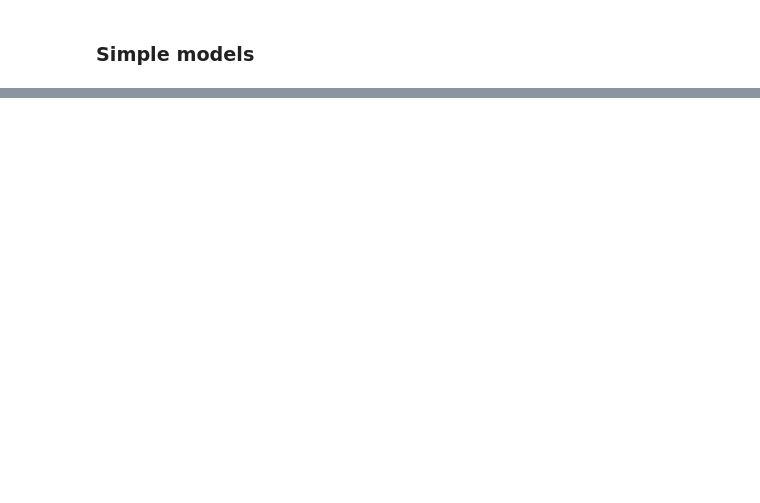
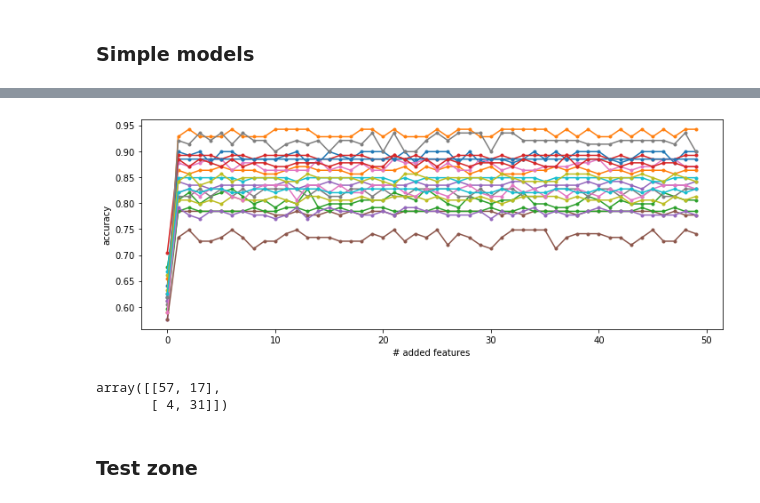
Before and after one commit to demetriomagatti/machine_learning_playground, a Jupyter notebook: heart_failure/predictions.ipynb, the cells around one changed output, grey strips where cells are left out. Cells and saved outputs as stored; diff of their text form; code cells hidden in the pictures; blank space fills up the shorter version.

```diff
--- a/heart_failure/predictions.ipynb
+++ b/heart_failure/predictions.ipynb
@@ -42,0 +156,4 @@ from sklearn import tree
+# %%
+from imblearn.over_sampling import SMOTE
+oversample = SMOTE()
+X_over, y_over = oversample.fit_resample(X, y)
@@ -42,0 +169,32 @@ from sklearn import tree
+# %%
+# actually a silly idea: using predictions ad features
+# adding up to 50 new features
+# 100 iterations
+# a bit of feature selection
+# 66/34 holdout
+
+features = ['age','anaemia','sex','smoking']
+clf = tree.DecisionTreeClassifier()
+accuracy_values = []
+
+for i in tqdm(range(20)):
+    X_train, X_test, y_train, y_test = train_test_split(X_over[features], y_over, train_size=0.66, test_size=0.34)
+    this_accuracy = []
+    for j in range(50):
+        clf.fit(X_train, y_train)
+        y_pred = clf.predict(X_test)
+        this_accuracy.append(np.array(metrics.accuracy_score(y_test, y_pred)).mean())
+        X_train[f'pred_{j}'] = clf.predict(X_train)==y_train
+        X_test[f'pred_{j}'] = clf.predict(X_test)==y_test
+    accuracy_values.append(this_accuracy)
+# %%
+fig,ax = plt.subplots(figsize=(10,4))
+
+for value in accuracy_values:
+    ax.plot(np.arange(len(value)),value,'.-')
+    ax.set_xlabel('# added features')
+    ax.set_ylabel('accuracy')
+
+fig.tight_layout()
+# %% [output]
+[figure, added]
@@ -42,0 +204,7 @@ from sklearn import tree
+# %%
+confusion_matrix(results.query('index<299').true_value,results.query('index<299').predicted)
+# %% [output]
+array([[57, 17],
+       [ 4, 31]])
+# %% [markdown]
+### Test zone
```
Also changed, not shown: parts of 19 cells of this notebook, 1 other file.
